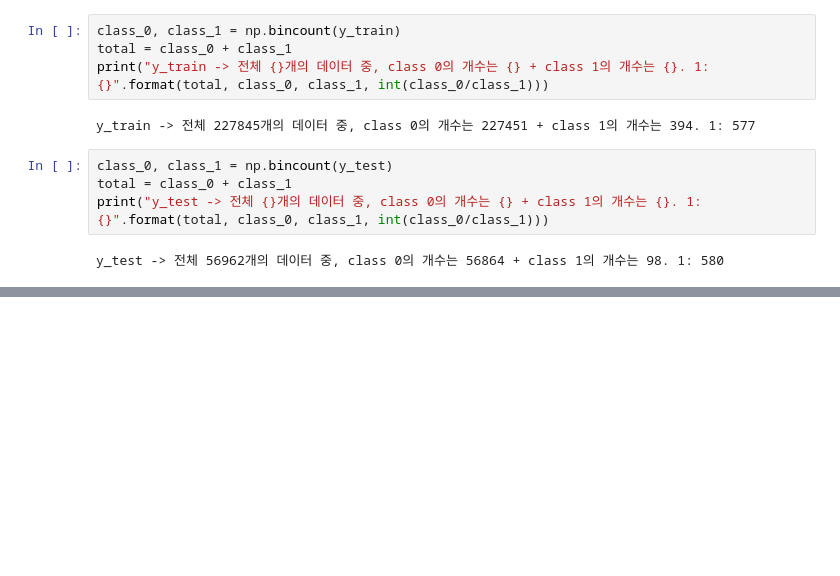
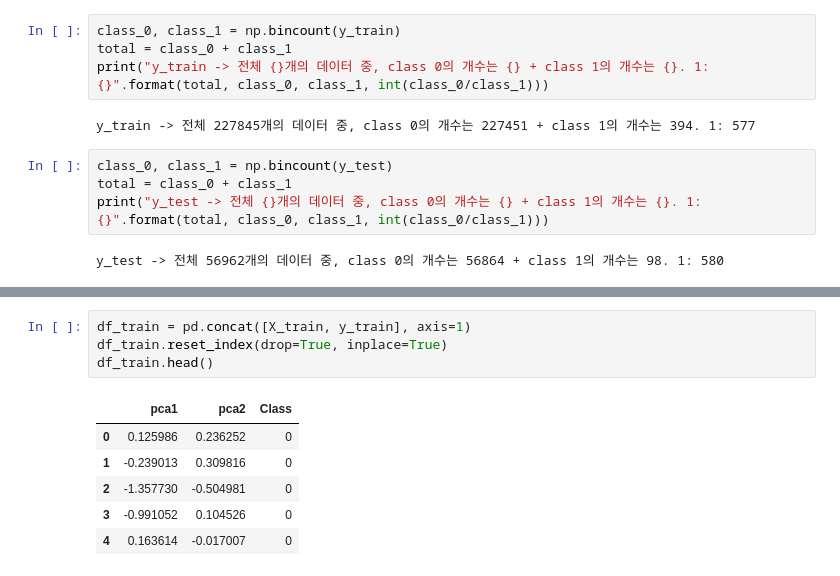
Before and after one commit to YouranWoo/ADP_study, a Jupyter notebook: classification_imbalanced_0530.ipynb, the cells around one changed output, grey strips where cells are left out. Saved outputs shown, nothing was run; the diff lists cells and outputs as text; blank space fills up the shorter version.

```diff
--- a/classification_imbalanced_0530.ipynb
+++ b/classification_imbalanced_0530.ipynb
@@ -197,0 +200,11 @@ y_test -> 전체 56962개의 데이터 중, class 0의 개수는 56864 + class 1
+# %%
+df_train = pd.concat([X_train, y_train], axis=1)
+df_train.reset_index(drop=True, inplace=True)
+df_train.head()
+# %% [output]
+|  | pca1 | pca2 | Class |
+| 0 | 0.125986 | 0.236252 | 0 |
+| 1 | -0.239013 | 0.309816 | 0 |
+| 2 | -1.357730 | -0.504981 | 0 |
+| 3 | -0.991052 | 0.104526 | 0 |
+| 4 | 0.163614 | -0.017007 | 0 |
```
Also changed, not shown: parts of 9 cells of this notebook.
